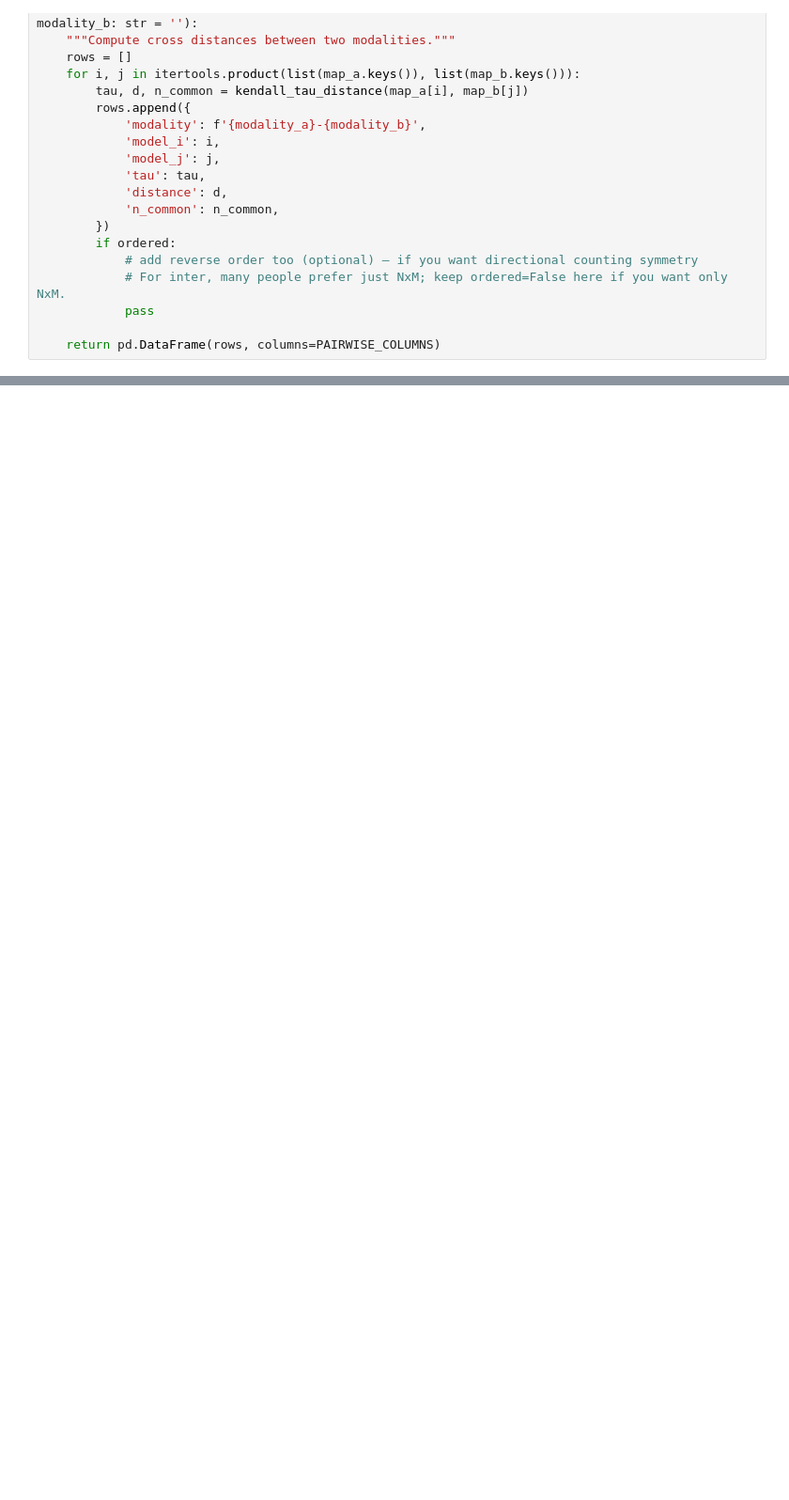
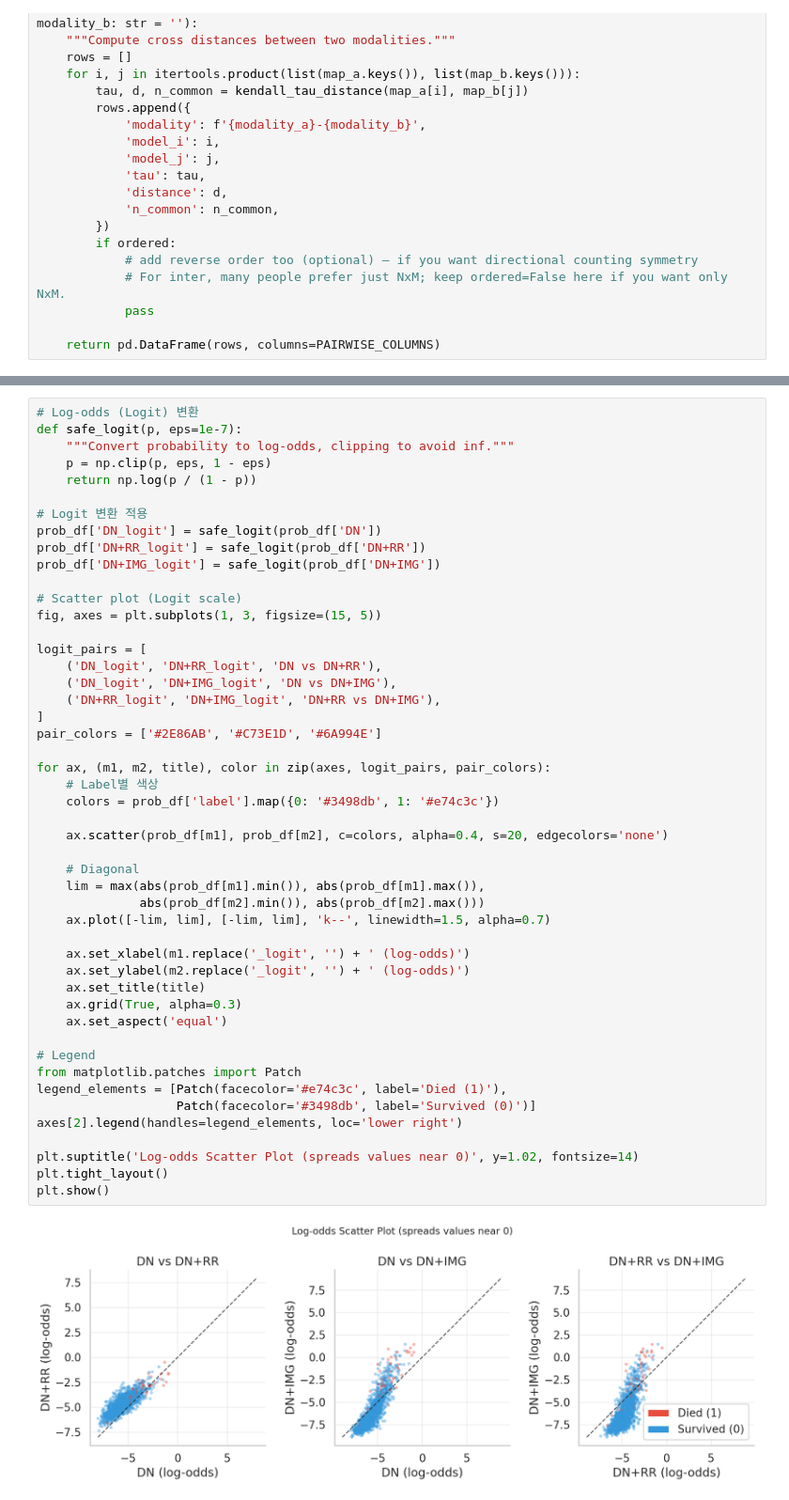
Before and after one commit to Chanwhistle/CXR_info_disparity, a Jupyter notebook: trained_models/tau_distance_visual.ipynb, the cells around one changed output, grey strips where cells are left out. Shown at 94% size. Saved outputs shown, nothing was run; the diff lists cells and outputs as text; blank space fills up the shorter version.

```diff
--- a/trained_models/tau_distance_visual.ipynb
+++ b/trained_models/tau_distance_visual.ipynb
@@ -298,0 +508,50 @@ plt.show()
+# %%
+# Log-odds (Logit) 변환
+def safe_logit(p, eps=1e-7):
+    """Convert probability to log-odds, clipping to avoid inf."""
+    p = np.clip(p, eps, 1 - eps)
+    return np.log(p / (1 - p))
+
+# Logit 변환 적용
+prob_df['DN_logit'] = safe_logit(prob_df['DN'])
+prob_df['DN+RR_logit'] = safe_logit(prob_df['DN+RR'])
+prob_df['DN+IMG_logit'] = safe_logit(prob_df['DN+IMG'])
+
+# Scatter plot (Logit scale)
+fig, axes = plt.subplots(1, 3, figsize=(15, 5))
+
+logit_pairs = [
+    ('DN_logit', 'DN+RR_logit', 'DN vs DN+RR'),
+    ('DN_logit', 'DN+IMG_logit', 'DN vs DN+IMG'),
+    ('DN+RR_logit', 'DN+IMG_logit', 'DN+RR vs DN+IMG'),
+]
+pair_colors = ['#2E86AB', '#C73E1D', '#6A994E']
+
+for ax, (m1, m2, title), color in zip(axes, logit_pairs, pair_colors):
+    # Label별 색상
+    colors = prob_df['label'].map({0: '#3498db', 1: '#e74c3c'})
+
+    ax.scatter(prob_df[m1], prob_df[m2], c=colors, alpha=0.4, s=20, edgecolors='none')
+
+    # Diagonal
+    lim = max(abs(prob_df[m1].min()), abs(prob_df[m1].max()),
+              abs(prob_df[m2].min()), abs(prob_df[m2].max()))
+    ax.plot([-lim, lim], [-lim, lim], 'k--', linewidth=1.5, alpha=0.7)
+
+    ax.set_xlabel(m1.replace('_logit', '') + ' (log-odds)')
+    ax.set_ylabel(m2.replace('_logit', '') + ' (log-odds)')
+    ax.set_title(title)
+    ax.grid(True, alpha=0.3)
+    ax.set_aspect('equal')
+
+# Legend
+from matplotlib.patches import Patch
+legend_elements = [Patch(facecolor='#e74c3c', label='Died (1)'),
+                   Patch(facecolor='#3498db', label='Survived (0)')]
+axes[2].legend(handles=legend_elements, loc='lower right')
+
+plt.suptitle('Log-odds Scatter Plot (spreads values near 0)', y=1.02, fontsize=14)
+plt.tight_layout()
+plt.show()
+# %% [output]
+[figure, added]
```
Also changed, not shown: parts of 40 cells of this notebook, 8 other files.
